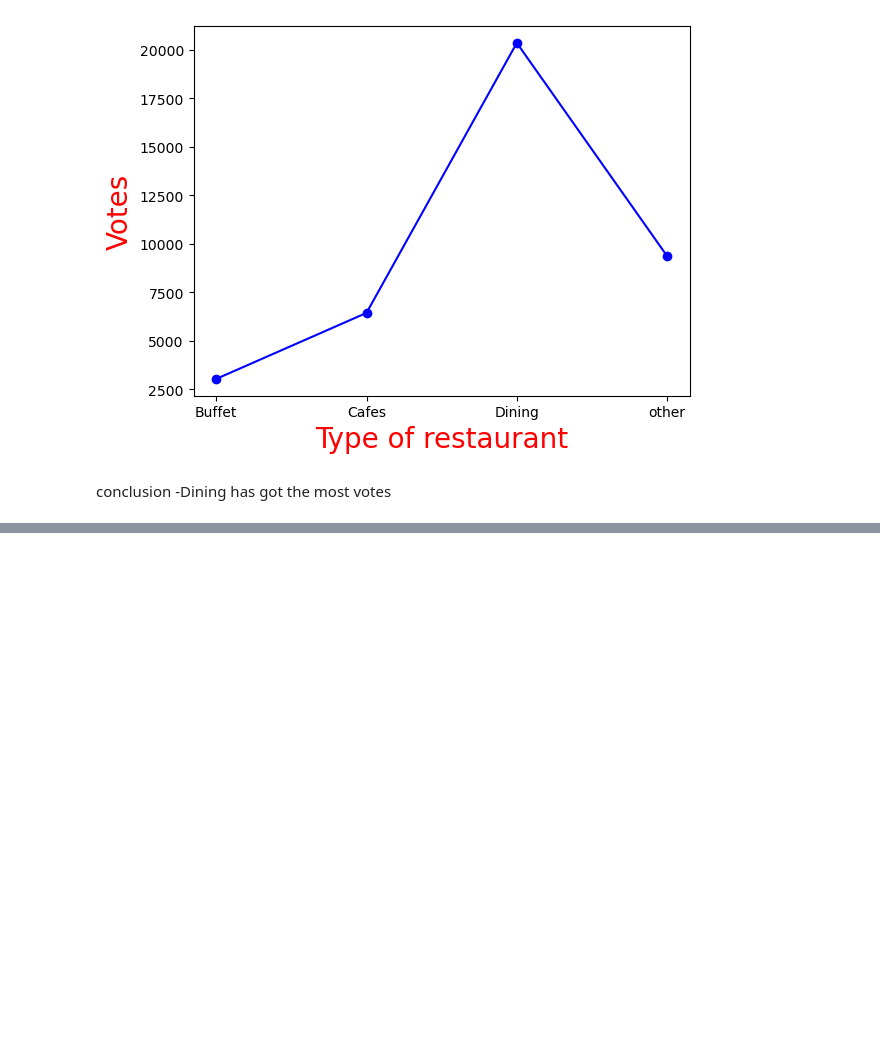
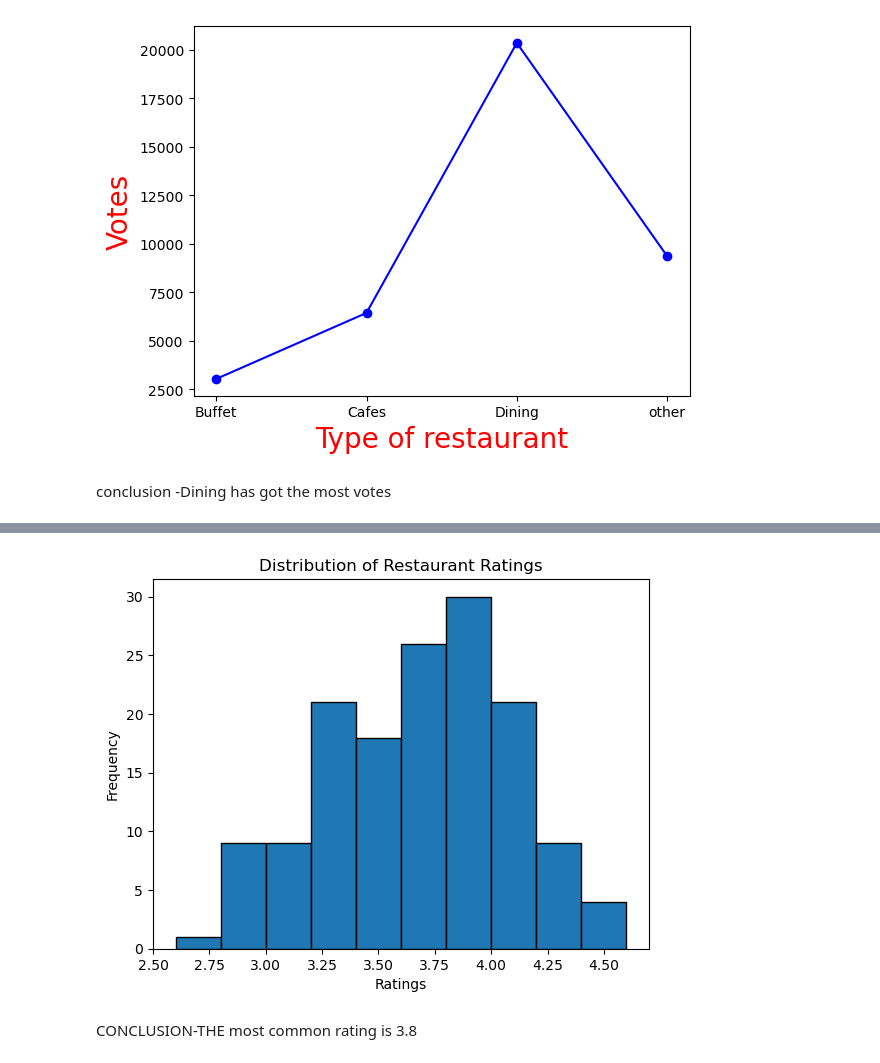
Before and after one commit to Nimesh8848/Zomato_dataAnlaysis, a Jupyter notebook: zomatoProject.ipynb, the cells around one changed output, grey strips where cells are left out. Drawn from its saved outputs; the diff is of its cells as text; code cells hidden in the pictures; blank space fills up the shorter version.

Commit message:
common rating is 3.8

```diff
--- a/zomatoProject.ipynb
+++ b/zomatoProject.ipynb
@@ -78,0 +110,11 @@ conclusion -Dining has got the most votes
+# %%
+# Plot a histogram of ratings
+dataframe['rate'].plot(kind='hist', bins=10, edgecolor='black')
+plt.title('Distribution of Restaurant Ratings')
+plt.xlabel('Ratings')
+plt.ylabel('Frequency')
+plt.show()
+# %% [output]
+[figure, added]
+# %% [markdown]
+CONCLUSION-THE most common rating is 3.8
```
Also changed, not shown: parts of 2 cells of this notebook.
